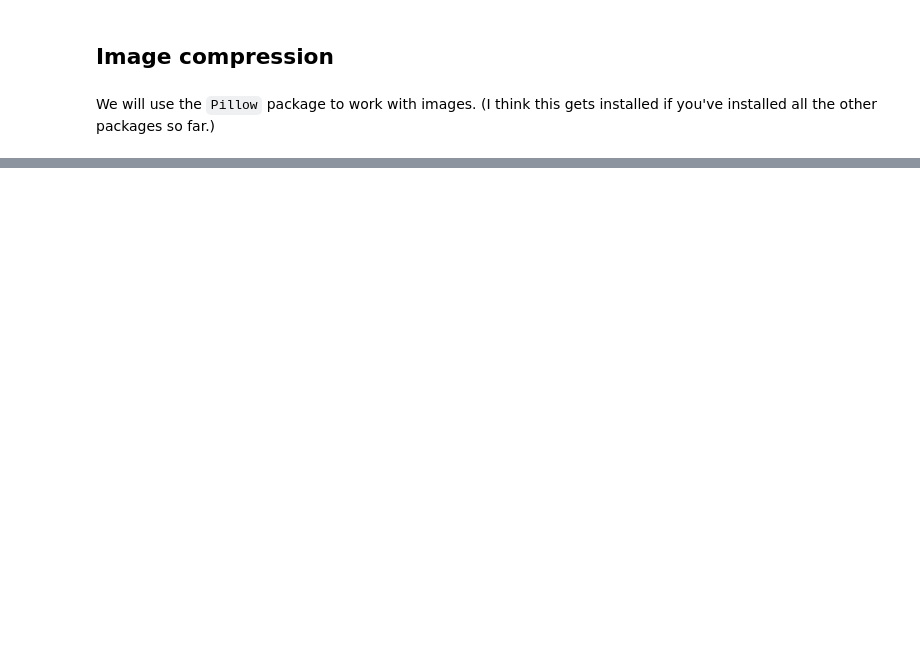
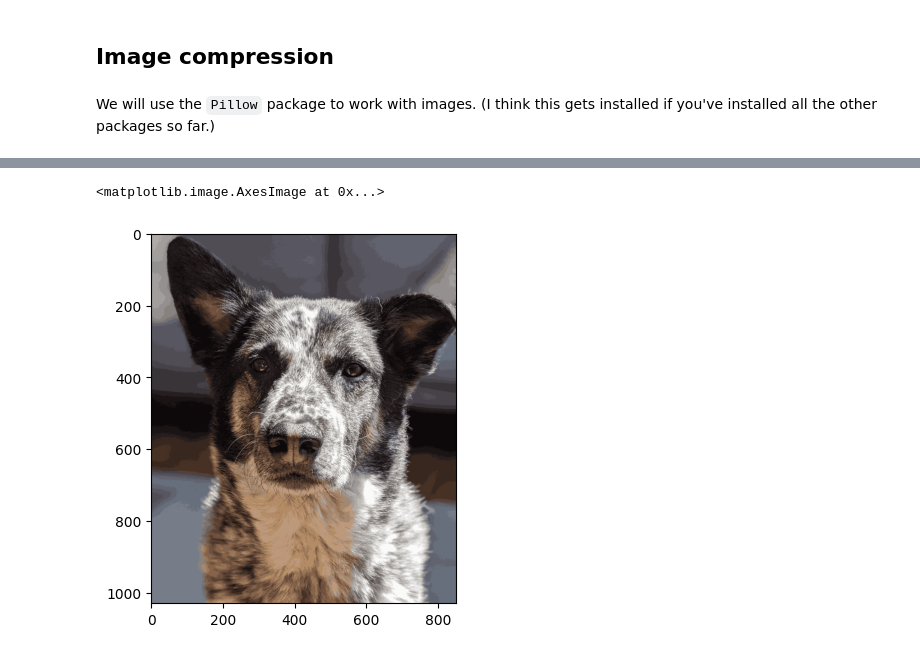
Before and after one commit to joshmaglione/CS4102-Jupyter, a Jupyter notebook: 08_kMeans.ipynb, the cells around one changed output, grey strips where cells are left out. Cells and saved outputs as stored; diff of their text form; code cells hidden in the pictures; blank space fills up the shorter version.

```diff
--- a/08_kMeans.ipynb
+++ b/08_kMeans.ipynb
@@ -207,9 +250,12 @@ ax.scatter3D(xs, ys, zs, s=0.5)
 # %%
 %matplotlib inline
 plt.figure().clear()
-kmeans = KMeans(n_clusters=10, random_state=0, n_init="auto").fit(acolor)
+kmeans = KMeans(n_clusters=30, random_state=0, n_init="auto").fit(acolor)
 means = [list(map(lambda x: x, pt)) for pt in kmeans.cluster_centers_]
 result = np.asarray(list(map(lambda i: means[i], kmeans.labels_)))
 aimg_new = result.reshape(aimg.shape[0], aimg.shape[1], aimg.shape[2])
 img_2 = Image.fromarray((aimg_new * 255).astype(np.uint8))
 plt.imshow(img_2)
+# %% [output]
+<matplotlib.image.AxesImage at 0x...>
+[figure, added]
```
Also changed, not shown: parts of 9 cells of this notebook, 3 other files.
